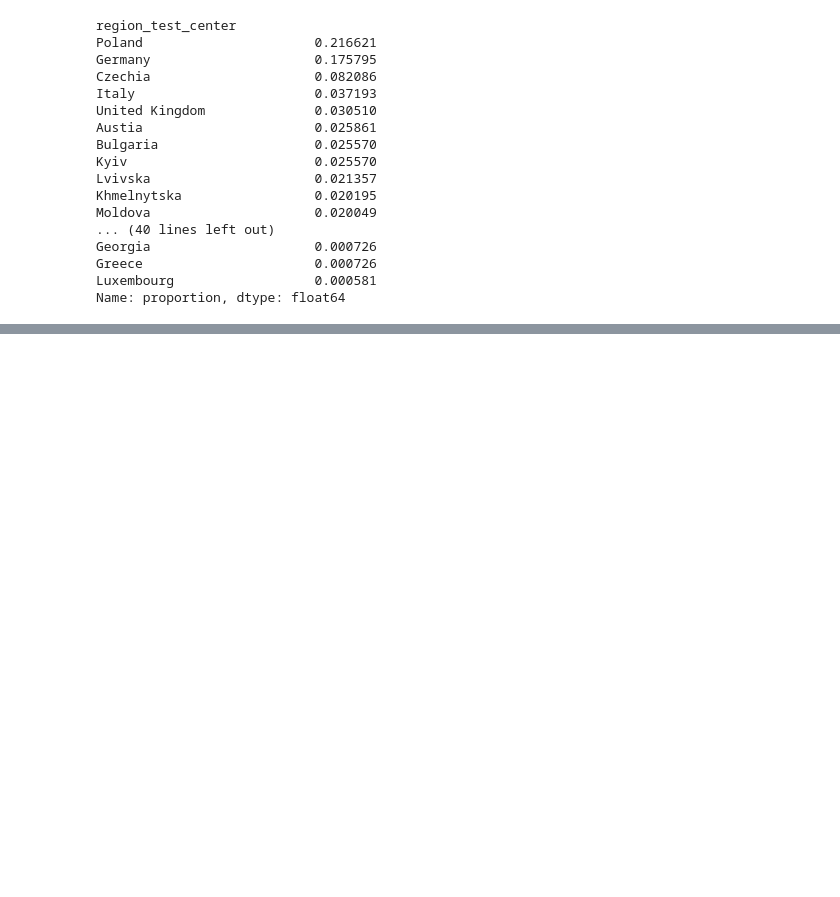
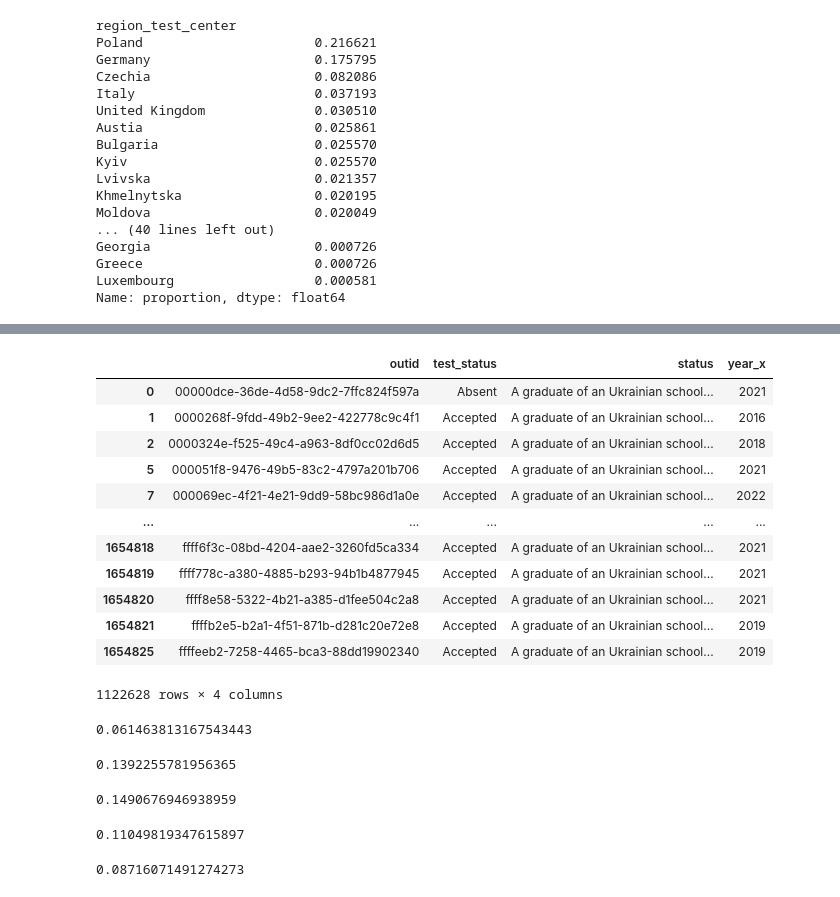
Before and after one commit to DataResponsibly/ZNO-Dataset, a Jupyter notebook: notebooks/analyses/Migration_directions.ipynb, the cells around one changed output, grey strips where cells are left out. Saved outputs shown, nothing was run; the diff lists cells and outputs as text; code cells hidden in the pictures; blank space fills up the shorter version.

```diff
--- a/notebooks/analyses/Migration_directions.ipynb
+++ b/notebooks/analyses/Migration_directions.ipynb
@@ -187,0 +215,39 @@ Name: proportion, dtype: float64
+# %%
+df_merged = df_students_take_tests.merge(df_students, how='left', on='outid')
+df_merged = df_merged.loc[df_merged['status'] == 'A graduate of an Ukrainian school of the current year']
+df_merged = df_merged.loc[:, ['outid', 'test_status', 'status', 'year_x']]
+df_merged
+# %% [output]
+|  | outid | test_status | status | year_x |
+| 0 | 00000dce-36de-4d58-9dc2-7ffc824f597a | Absent | A graduate of an Ukrainian school... | 2021 |
+| 1 | 0000268f-9fdd-49b2-9ee2-422778c9c4f1 | Accepted | A graduate of an Ukrainian school... | 2016 |
+| 2 | 0000324e-f525-49c4-a963-8df0cc02d6d5 | Accepted | A graduate of an Ukrainian school... | 2018 |
+| 5 | 000051f8-9476-49b5-83c2-4797a201b706 | Accepted | A graduate of an Ukrainian school... | 2021 |
+| 7 | 000069ec-4f21-4e21-9dd9-58bc986d1a0e | Accepted | A graduate of an Ukrainian school... | 2022 |
+| ... | ... | ... | ... | ... |
+| 1654818 | ffff6f3c-08bd-4204-aae2-3260fd5ca334 | Accepted | A graduate of an Ukrainian school... | 2021 |
+| 1654819 | ffff778c-a380-4885-b293-94b1b4877945 | Accepted | A graduate of an Ukrainian school... | 2021 |
+| 1654820 | ffff8e58-5322-4b21-a385-d1fee504c2a8 | Accepted | A graduate of an Ukrainian school... | 2021 |
+| 1654821 | ffffb2e5-b2a1-4f51-871b-d281c20e72e8 | Accepted | A graduate of an Ukrainian school... | 2019 |
+| 1654825 | ffffeeb2-7258-4465-bca3-88dd19902340 | Accepted | A graduate of an Ukrainian school... | 2019 |
+1122628 rows × 4 columns
+# %%
+df_merged.loc[(df_merged['test_status'] == 'Failed') & (df_merged['year_x'] == 2016)].shape[0] / df_merged.loc[df_merged['year_x'] == 2016].shape[0]
+# %% [output]
+0.061463813167543443
+# %%
+df_merged.loc[(df_merged['test_status'] == 'Failed') & (df_merged['year_x'] == 2017)].shape[0] / df_merged.loc[df_merged['year_x'] == 2017].shape[0]
+# %% [output]
+0.1392255781956365
+# %%
+df_merged.loc[(df_merged['test_status'] == 'Failed') & (df_merged['year_x'] == 2018)].shape[0] / df_merged.loc[df_merged['year_x'] == 2018].shape[0]
+# %% [output]
+0.1490676946938959
+# %%
+df_merged.loc[(df_merged['test_status'] == 'Failed') & (df_merged['year_x'] == 2019)].shape[0] / df_merged.loc[df_merged['year_x'] == 2019].shape[0]
+# %% [output]
+0.11049819347615897
+# %%
+df_merged.loc[(df_merged['test_status'] == 'Failed') & (df_merged['year_x'] == 2020)].shape[0] / df_merged.loc[df_merged['year_x'] == 2020].shape[0]
+# %% [output]
+0.08716071491274273
```
Also changed, not shown: parts of 6 cells of this notebook.
